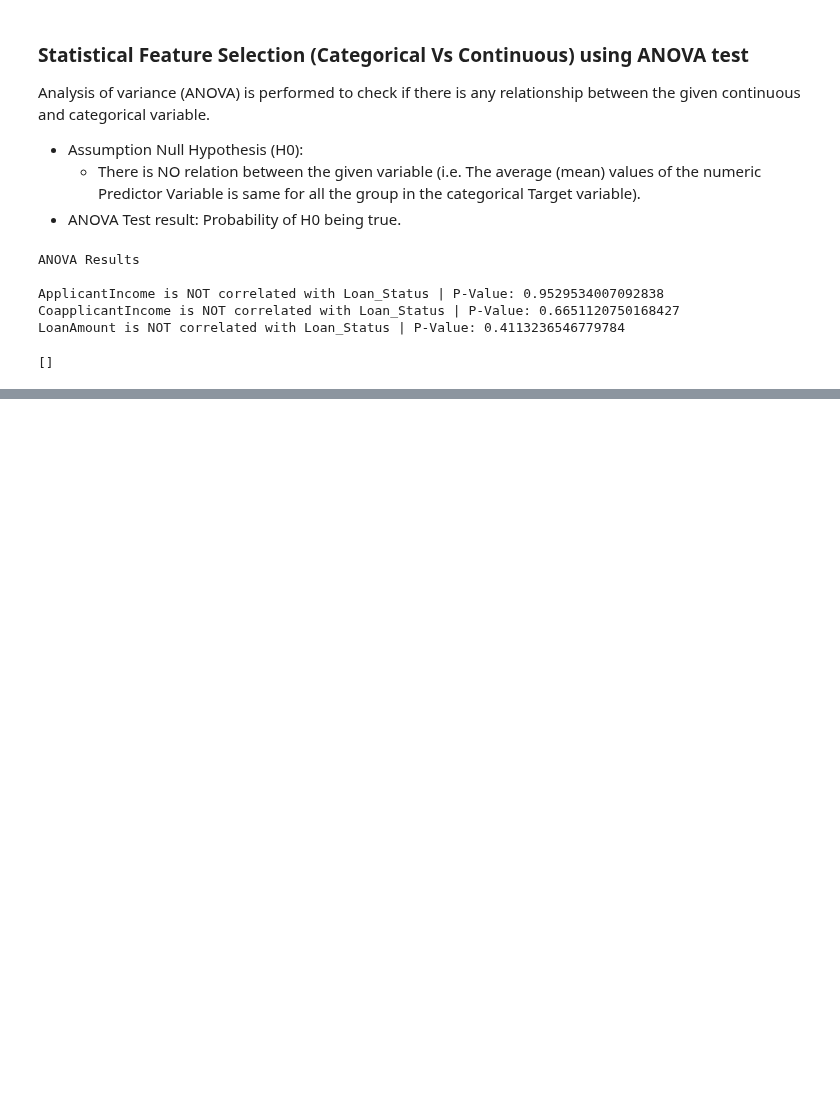
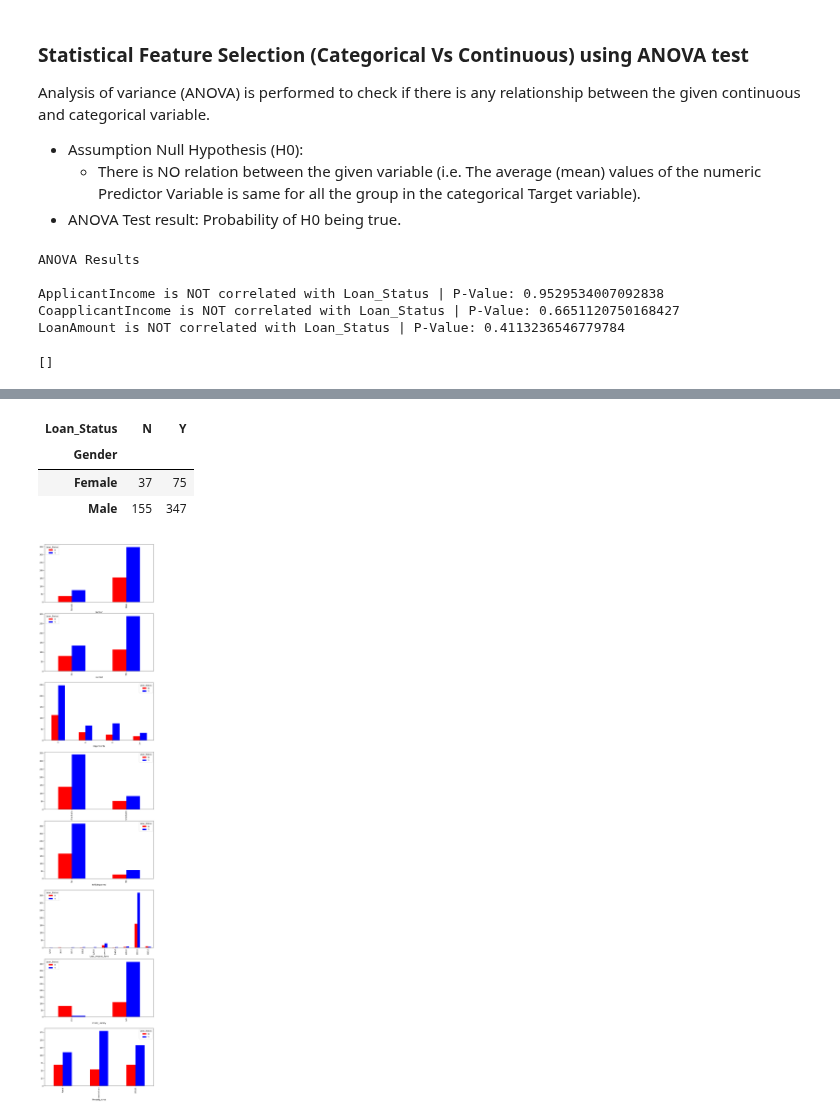
Before and after one commit to anish3565/Case_Studies, a Jupyter notebook: Classification/2. LoanApprovalData.ipynb, the cells around one changed output, grey strips where cells are left out. Drawn from its saved outputs; the diff is of its cells as text; code cells hidden in the pictures; blank space fills up the shorter version.

Commit message:
Data pre-processing added in Loan approval data notebook

```diff
--- a/Classification/2. LoanApprovalData.ipynb
+++ b/Classification/2. LoanApprovalData.ipynb
@@ -489,0 +501,23 @@ LoanAmount is NOT correlated with Loan_Status | P-Value: 0.4113236546779784
+# %%
+# Cross tablulation between two categorical variables
+CrossTabResult=pd.crosstab(index=LoanData['Gender'], columns=LoanData['Loan_Status'])
+CrossTabResult
+# %% [output]
+| Loan_Status | N | Y |
+| Gender |  |  |
+| Female | 37 | 75 |
+| Male | 155 | 347 |
+# %%
+# Visual Inference using Grouped Bar charts
+CategoricalColsList=['Gender', 'Married', 'Dependents', 'Education',
+       'Self_Employed','Loan_Amount_Term', 'Credit_History', 'Property_Area']
+
+import matplotlib.pyplot as plt
+fig, PlotCanvas=plt.subplots(nrows=len(CategoricalColsList), ncols=1, figsize=(10,50))
+
+# Creating Grouped bar plots for each categorical predictor against the Target Variable "Loan_Status"
+for CategoricalCol , i in zip(CategoricalColsList, range(len(CategoricalColsList))):
+    CrossTabResult=pd.crosstab(index=LoanData[CategoricalCol], columns=LoanData['Loan_Status'])
+    CrossTabResult.plot.bar(color=['red','blue'], ax=PlotCanvas[i])
+# %% [output]
+[figure, added]
```
Also changed, not shown: parts of 21 cells of this notebook.
